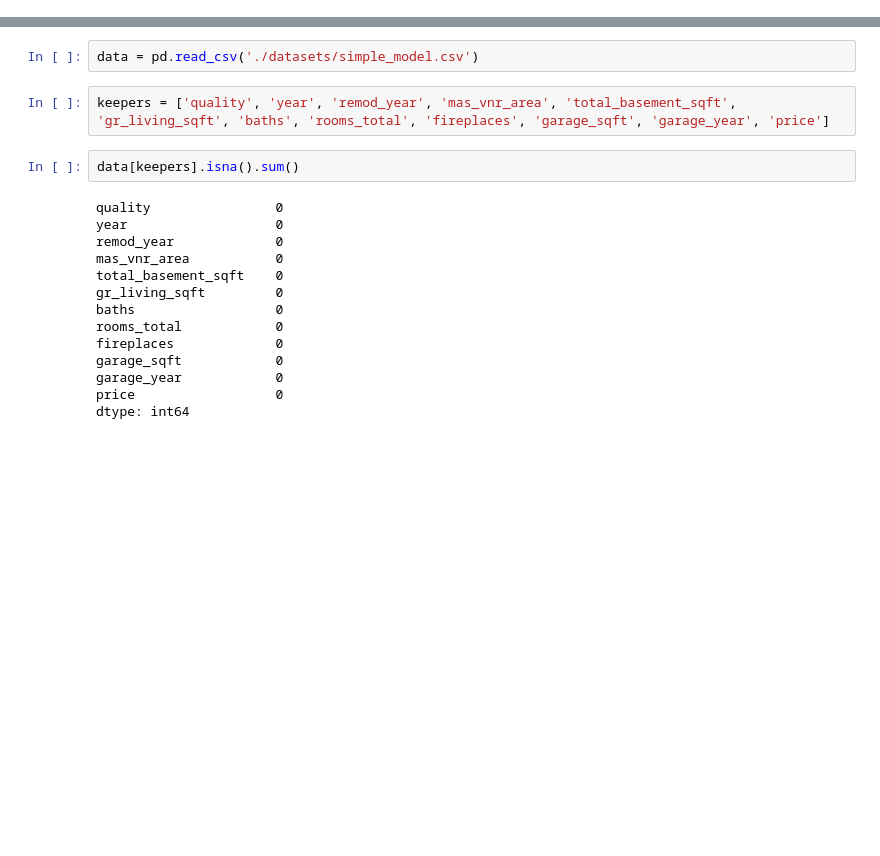
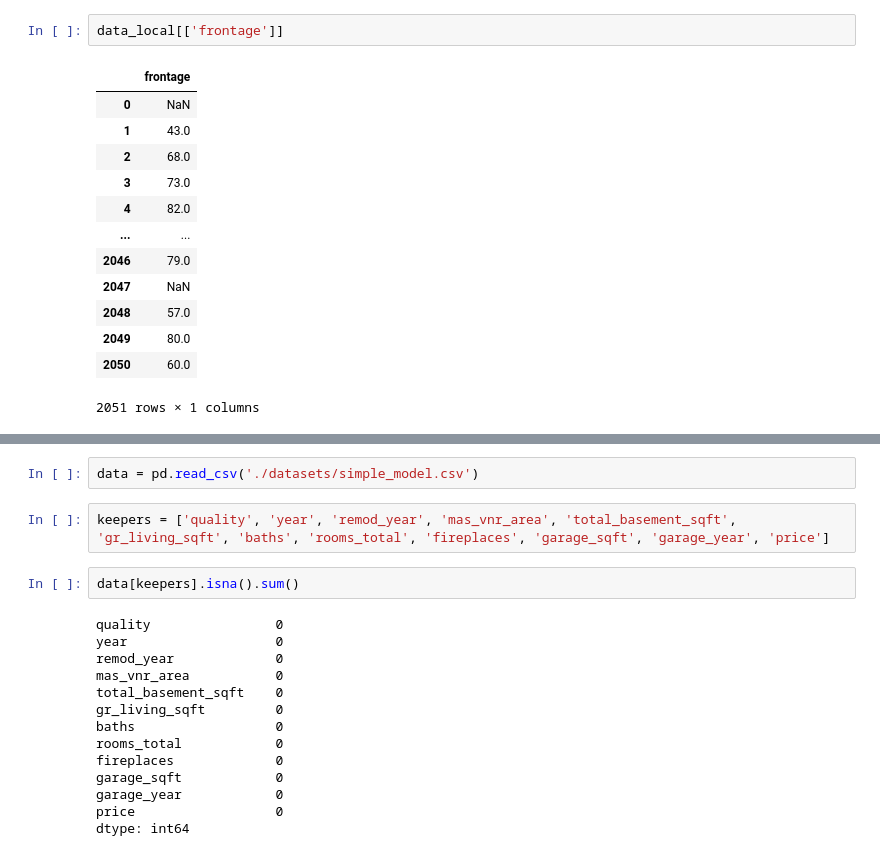
Before and after one commit to woodstockwins/1213-iris, a Jupyter notebook: projects/project-2-master/1_p2_simple_models.ipynb, the cells around one changed output, grey strips where cells are left out. Cells and saved outputs as stored; diff of their text form; blank space fills up the shorter version.

```diff
--- a/projects/project-2-master/1_p2_simple_models.ipynb
+++ b/projects/project-2-master/1_p2_simple_models.ipynb
@@ -17,0 +498,16 @@ from sklearn.impute import SimpleImputer
+# %%
+data_local[['frontage']]
+# %% [output]
+|  | frontage |
+| 0 | NaN |
+| 1 | 43.0 |
+| 2 | 68.0 |
+| 3 | 73.0 |
+| 4 | 82.0 |
+| ... | ... |
+| 2046 | 79.0 |
+| 2047 | NaN |
+| 2048 | 57.0 |
+| 2049 | 80.0 |
+| 2050 | 60.0 |
+2051 rows × 1 columns
```
Also changed, not shown: parts of 32 cells of this notebook, 1 other file.
